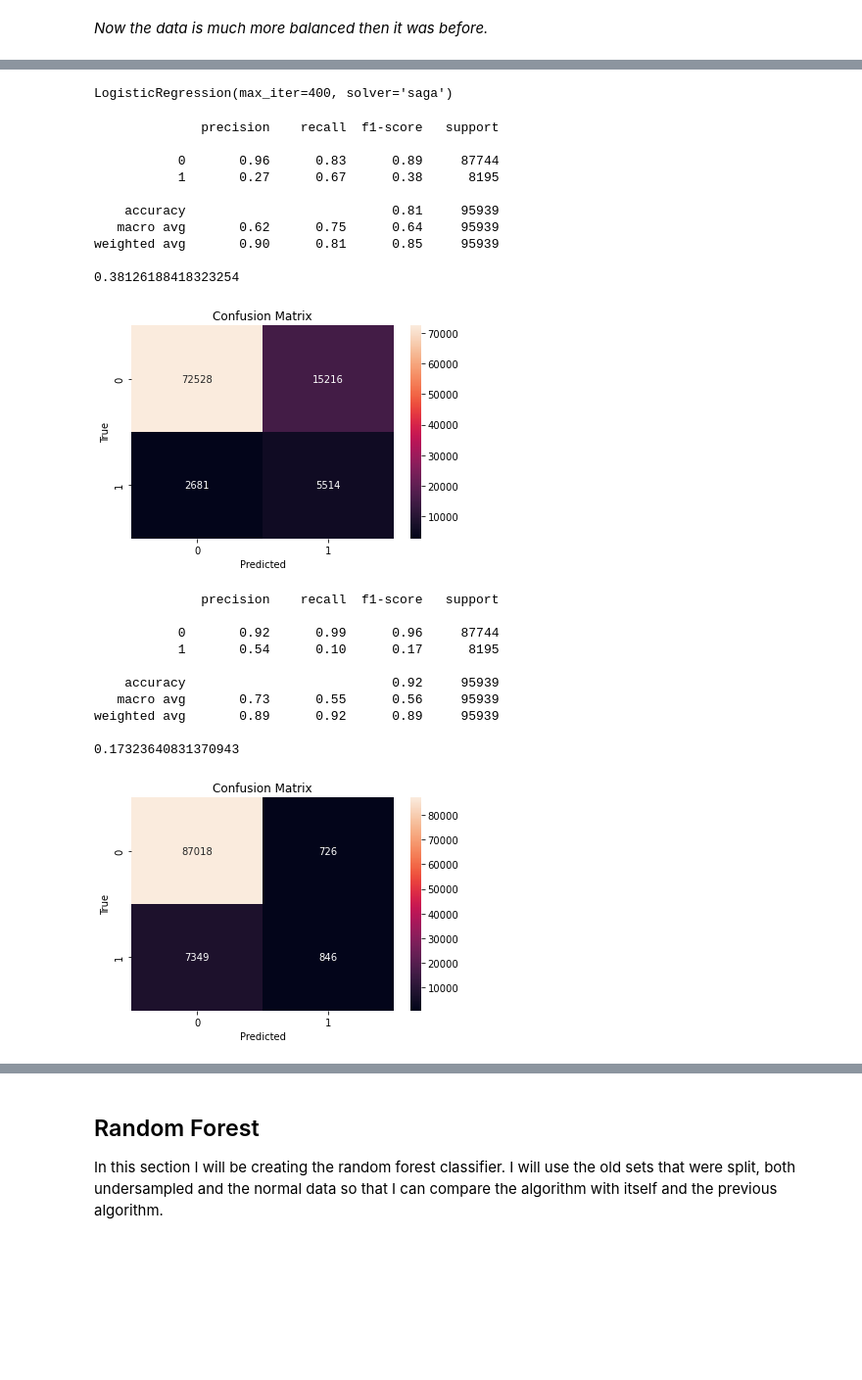
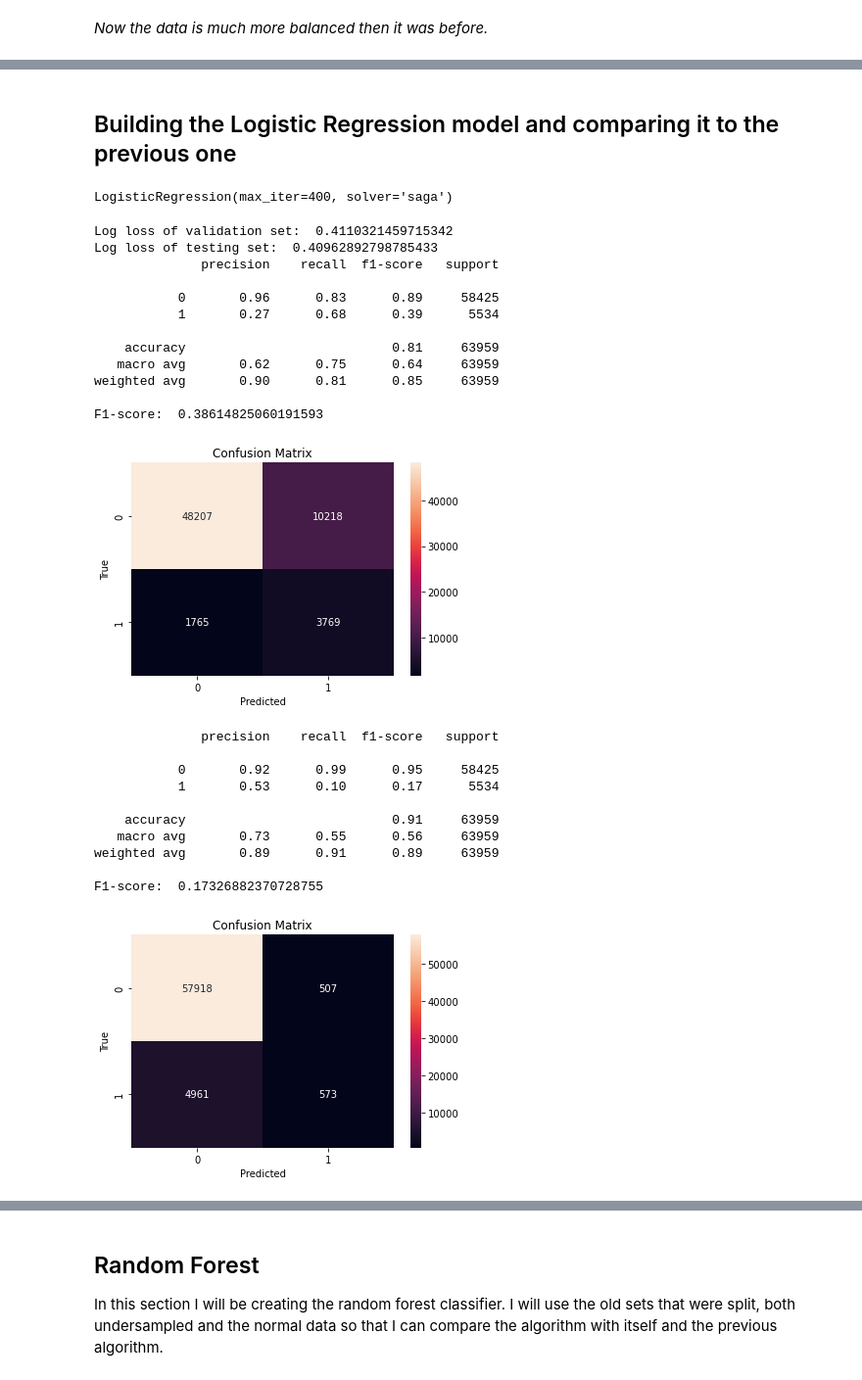
Before and after one commit to VedranSelak/heart-disease-prediction, a Jupyter notebook: heart_disease_final.ipynb, the cells around one changed output, grey strips where cells are left out. Shown: that part at 98% size. Saved outputs shown, nothing was run; the diff lists cells and outputs as text; code cells hidden in the pictures; blank space fills up the shorter version.

```diff
--- a/heart_disease_final.ipynb
+++ b/heart_disease_final.ipynb
@@ -437,5 +434,6 @@ I am spliting the data into two sets, the training and the testing set. The rati
 # %%
-X_train, X_test, y_train, y_test = train_test_split(X, y, test_size = 0.3, random_state = 21)
+X_train, X_test, y_train, y_test = train_test_split(X, y, test_size = 0.2, random_state = 21)
+X_train, X_val, y_train, y_val = train_test_split(X_train, y_train, test_size = 0.25, random_state = 21)
 # %% [markdown]
 ## Building the LogisticRegression model
 # %%
@@ -511,37 +516,46 @@ X.head()
-# %%
-resamp_model = LogisticRegression(solver='saga', max_iter=400)
-resamp_model.fit(X, y)
-# %% [output]
-LogisticRegression(max_iter=400, solver='saga')
+# %% [markdown]
+## Building the Logistic Regression model and comparing it to the previous one
+# %%
+resamp_model = LogisticRegression(solver='saga', max_iter=400)
+resamp_model.fit(X, y)
+# %% [output]
+LogisticRegression(max_iter=400, solver='saga')
 # %%
+# predicting using the validation set
+y_val_pred = resamp_model.predict_proba(X_val)
+print('Log loss of validation set: ', log_loss(y_val, y_val_pred))
+
 # making a prediction using the old test set
 resamp_y_pred = resamp_model.predict(X_test)
+print('Log loss of testing set: ', log_loss(y_test, resamp_model.predict_proba(X_test)))
 
 resamp_matrix = confusion_matrix(y_test, resamp_y_pred)
 
 plotMatrixWithReport(resamp_matrix, y_test, resamp_y_pred)
 plotMatrixWithReport(matrix, y_test, y_pred)
 # %% [output]
+Log loss of validation set:  0.4110321459715342
+Log loss of testing set:  0.40962892798785433
               precision    recall  f1-score   support
 
-           0       0.96      0.83      0.89     87744
-           1       0.27      0.67      0.38      8195
+           0       0.96      0.83      0.89     58425
+           1       0.27      0.68      0.39      5534
 
-    accuracy                           0.81     95939
-   macro avg       0.62      0.75      0.64     95939
-weighted avg       0.90      0.81      0.85     95939
+    accuracy                           0.81     63959
+   macro avg       0.62      0.75      0.64     63959
+weighted avg       0.90      0.81      0.85     63959
 
-0.38126188418323254
+F1-score:  0.38614825060191593
-[figure, old version]
+[figure, new version]
               precision    recall  f1-score   support
 
-           0       0.92      0.99      0.96     87744
-           1       0.54      0.10      0.17      8195
+           0       0.92      0.99      0.95     58425
+           1       0.53      0.10      0.17      5534
 
-    accuracy                           0.92     95939
-   macro avg       0.73      0.55      0.56     95939
-weighted avg       0.89      0.92      0.89     95939
+    accuracy                           0.91     63959
+   macro avg       0.73      0.55      0.56     63959
+weighted avg       0.89      0.91      0.89     63959
 
-0.17323640831370943
+F1-score:  0.17326882370728755
-[figure, old version]
+[figure, new version]
 # %% [markdown]
```
Also changed, not shown: parts of 22 cells of this notebook.
